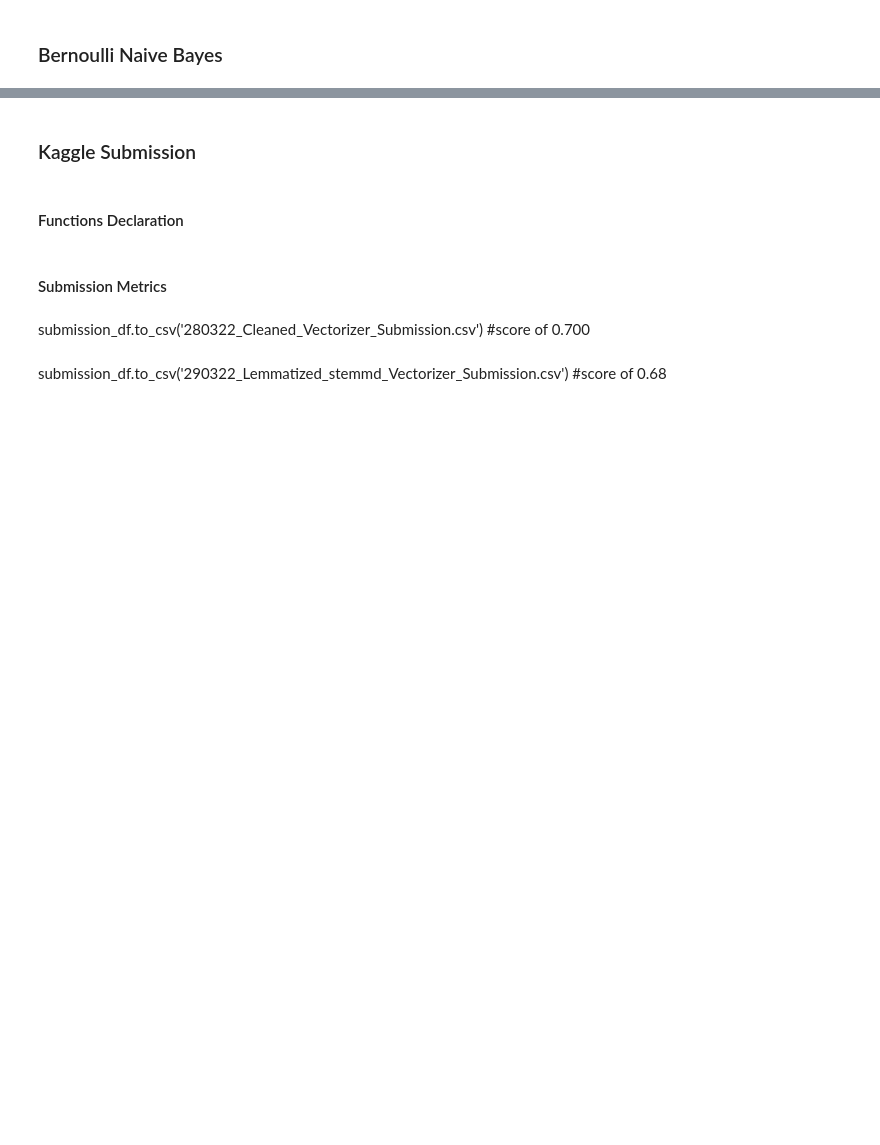
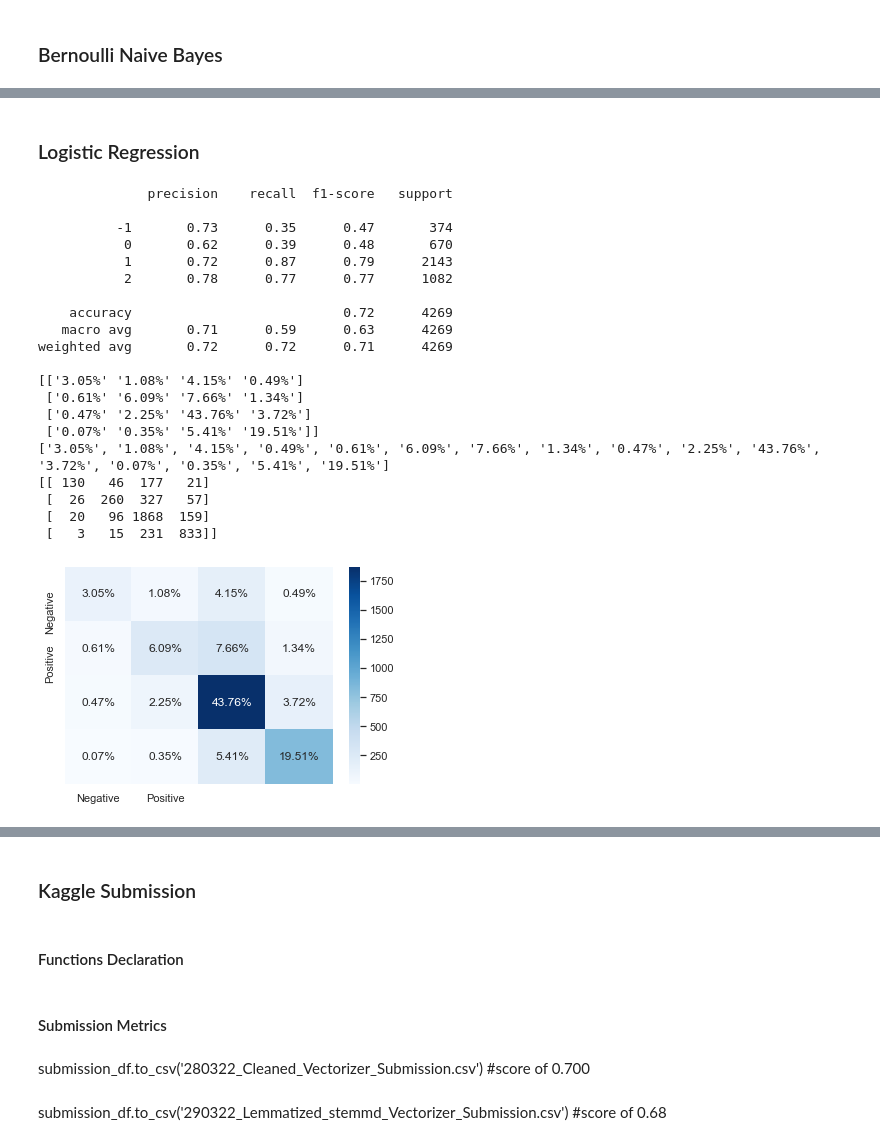
Before and after one commit to JessWN/2110ACDS_T13, a Jupyter notebook: 2110ACDS_T13.ipynb, the cells around one changed output, grey strips where cells are left out. Cells and saved outputs as stored; diff of their text form; code cells hidden in the pictures; blank space fills up the shorter version.

```diff
--- a/2110ACDS_T13.ipynb
+++ b/2110ACDS_T13.ipynb
@@ -1230,0 +1205,28 @@ weighted avg       0.65      0.65      0.63      4269
+# %% [markdown]
+### Logistic Regression
+# %%
+#A00
+lr = LogisticRegression(C=2, max_iter=1000, n_jobs=-1)
+fit_eval_model(lr, tfidf_train, tfidf_test)
+# %% [output]
+              precision    recall  f1-score   support
+
+          -1       0.73      0.35      0.47       374
+           0       0.62      0.39      0.48       670
+           1       0.72      0.87      0.79      2143
+           2       0.78      0.77      0.77      1082
+
+    accuracy                           0.72      4269
+   macro avg       0.71      0.59      0.63      4269
+weighted avg       0.72      0.72      0.71      4269
+
+[['3.05%' '1.08%' '4.15%' '0.49%']
+ ['0.61%' '6.09%' '7.66%' '1.34%']
+ ['0.47%' '2.25%' '43.76%' '3.72%']
+ ['0.07%' '0.35%' '5.41%' '19.51%']]
+['3.05%', '1.08%', '4.15%', '0.49%', '0.61%', '6.09%', '7.66%', '1.34%', '0.47%', '2.25%', '43.76%', '3.72%', '0.07%', '0.35%', '5.41%', '19.51%']
+[[ 130   46  177   21]
+ [  26  260  327   57]
+ [  20   96 1868  159]
+ [   3   15  231  833]]
+[figure, added]
```
Also changed, not shown: parts of 201 cells of this notebook.
